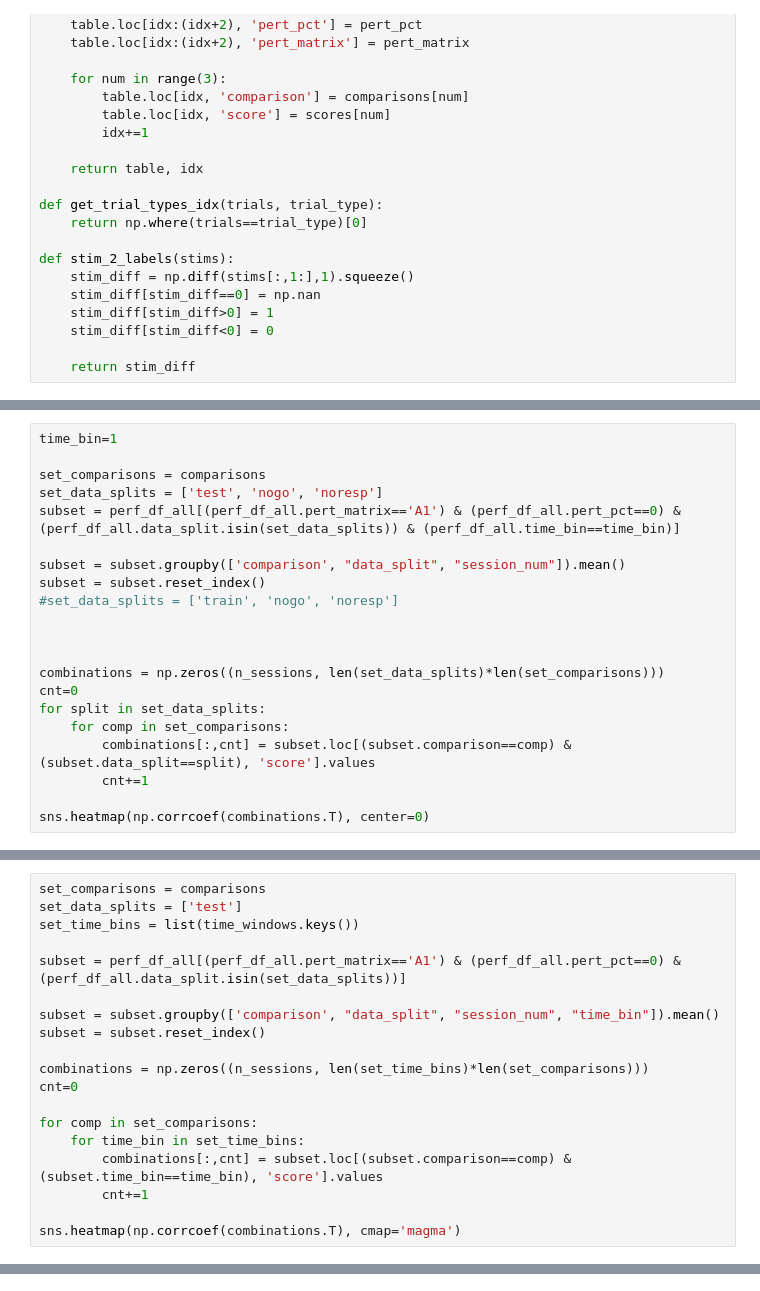
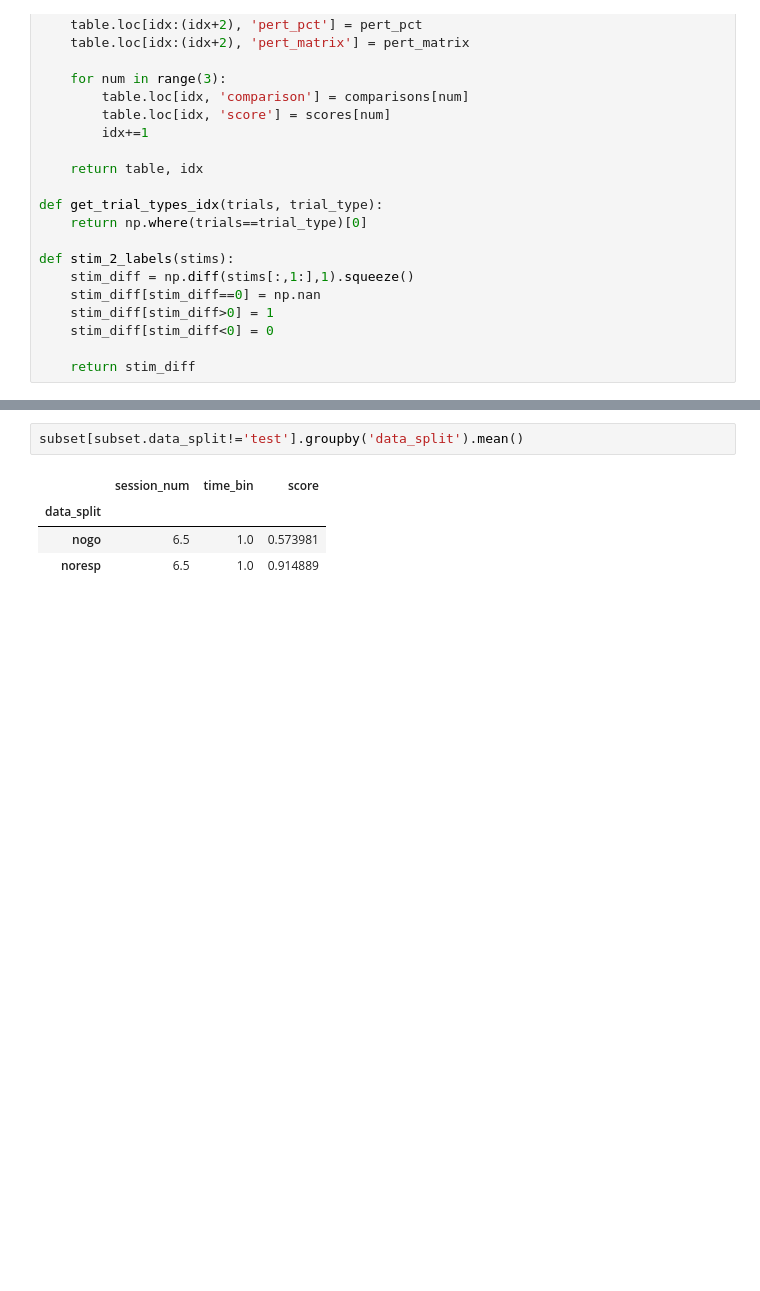
Before and after one commit to mgonzal1/wombats-malos, a Jupyter notebook: notebooks/analyses_wrapper_notebook.ipynb, the cells around one changed output, grey strips where cells are left out. Drawn from its saved outputs; the diff is of its cells as text; blank space fills up the shorter version.

```diff
--- a/notebooks/analyses_wrapper_notebook.ipynb
+++ b/notebooks/analyses_wrapper_notebook.ipynb
@@ -725,21 +579,0 @@ AttributeError: 'PathCollection' object has no attribute 'get_x'
-# %%
-time_bin=1
-
-set_comparisons = comparisons
-set_data_splits = ['test', 'nogo', 'noresp']
-subset = perf_df_all[(perf_df_all.pert_matrix=='A1') & (perf_df_all.pert_pct==0) & (perf_df_all.data_split.isin(set_data_splits)) & (perf_df_all.time_bin==time_bin)]
-
-subset = subset.groupby(['comparison', "data_split", "session_num"]).mean()
-subset = subset.reset_index()
-#set_data_splits = ['train', 'nogo', 'noresp']
-
-
-
-combinations = np.zeros((n_sessions, len(set_data_splits)*len(set_comparisons)))
-cnt=0
-for split in set_data_splits:
-    for comp in set_comparisons:
-        combinations[:,cnt] = subset.loc[(subset.comparison==comp) & (subset.data_split==split), 'score'].values
-        cnt+=1
-
-sns.heatmap(np.corrcoef(combinations.T), center=0)
@@ -749,19 +579,0 @@ sns.heatmap(np.corrcoef(combinations.T), center=0)
-# %%
-set_comparisons = comparisons
-set_data_splits = ['test']
-set_time_bins = list(time_windows.keys())
-
-subset = perf_df_all[(perf_df_all.pert_matrix=='A1') & (perf_df_all.pert_pct==0) & (perf_df_all.data_split.isin(set_data_splits))]
-
-subset = subset.groupby(['comparison', "data_split", "session_num", "time_bin"]).mean()
-subset = subset.reset_index()
-
-combinations = np.zeros((n_sessions, len(set_time_bins)*len(set_comparisons)))
-cnt=0
-
-for comp in set_comparisons:
-    for time_bin in set_time_bins:
-        combinations[:,cnt] = subset.loc[(subset.comparison==comp) & (subset.time_bin==time_bin), 'score'].values
-        cnt+=1
-
-sns.heatmap(np.corrcoef(combinations.T), cmap='magma')
@@ -785,0 +580,7 @@ plt.plot(CC[4:8,9])
+# %%
+subset[subset.data_split!='test'].groupby('data_split').mean()
+# %% [output]
+|  | session_num | time_bin | score |
+| data_split |  |  |  |
+| nogo | 6.5 | 1.0 | 0.573981 |
+| noresp | 6.5 | 1.0 | 0.914889 |
```
Also changed, not shown: parts of 28 cells of this notebook, 11 other files.
